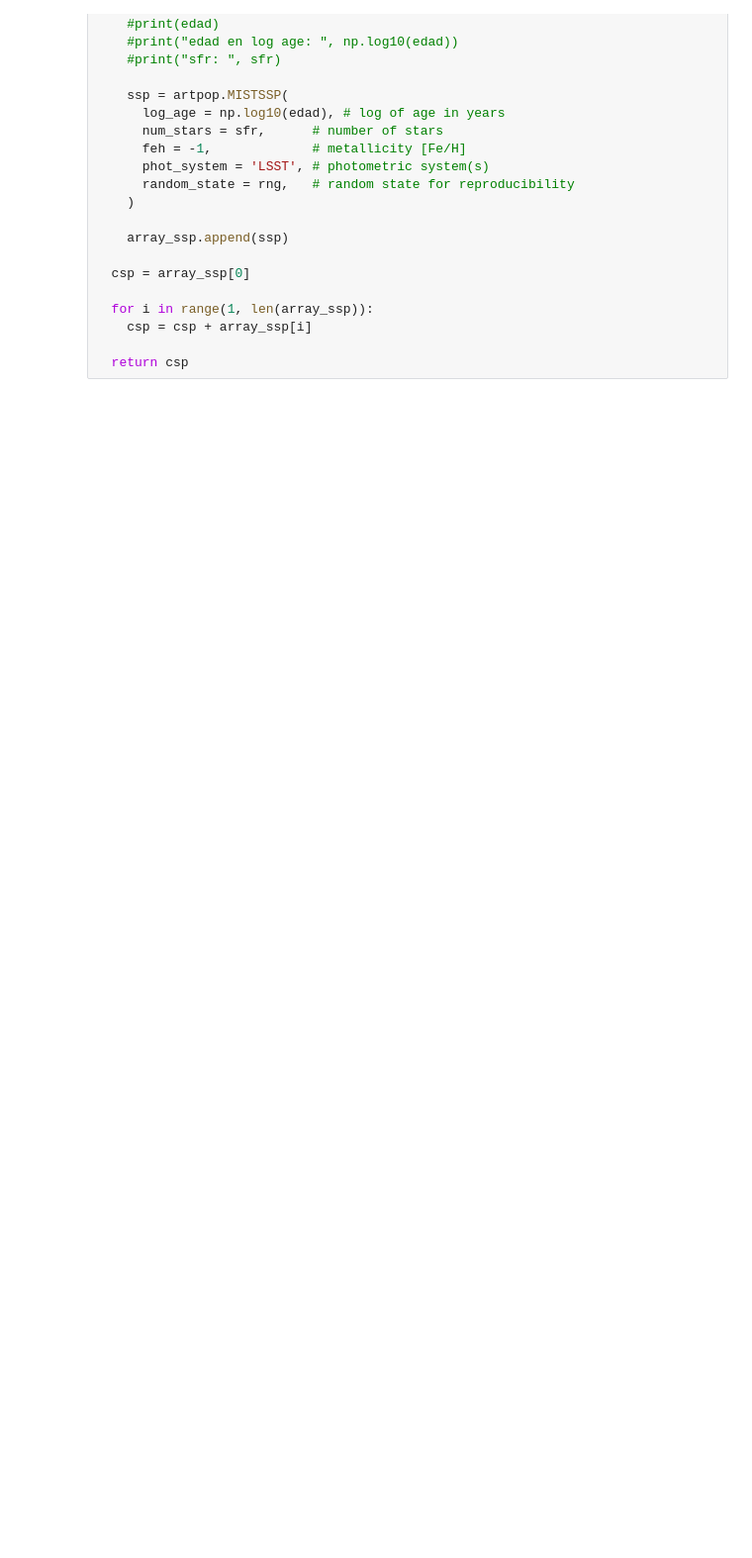
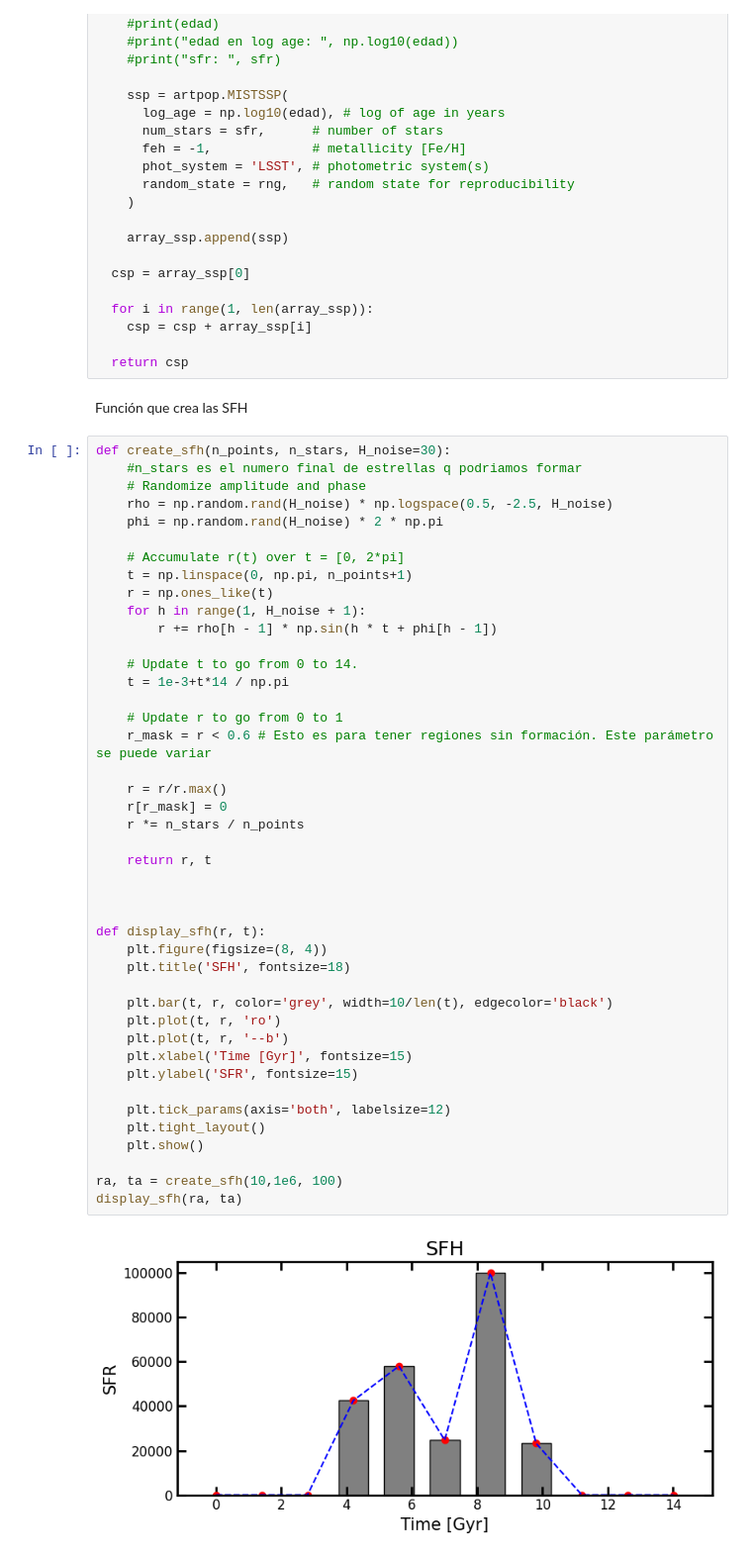
Before and after one commit to azavalac/SFH_dwarf_galaxies, a Jupyter notebook: ProyectoModulo.ipynb, the cells around one changed output. Shown at 99% size. Saved outputs shown, nothing was run; the diff lists cells and outputs as text; blank space fills up the shorter version.

```diff
--- a/ProyectoModulo.ipynb
+++ b/ProyectoModulo.ipynb
@@ -67,3 +67,50 @@ def shf_to_csp(r, t):
     csp = csp + array_ssp[i]
 
   return csp
+# %% [markdown]
+Función que crea las SFH
+# %%
+def create_sfh(n_points, n_stars, H_noise=30):
+    #n_stars es el numero final de estrellas q podriamos formar
+    # Randomize amplitude and phase
+    rho = np.random.rand(H_noise) * np.logspace(0.5, -2.5, H_noise)
+    phi = np.random.rand(H_noise) * 2 * np.pi
+
+    # Accumulate r(t) over t = [0, 2*pi]
+    t = np.linspace(0, np.pi, n_points+1)
+    r = np.ones_like(t)
+    for h in range(1, H_noise + 1):
+        r += rho[h - 1] * np.sin(h * t + phi[h - 1])
+
+    # Update t to go from 0 to 14.
+    t = 1e-3+t*14 / np.pi
+
+    # Update r to go from 0 to 1
+    r_mask = r < 0.6 # Esto es para tener regiones sin formación. Este parámetro se puede variar
+
+    r = r/r.max()
+    r[r_mask] = 0
+    r *= n_stars / n_points
+
+    return r, t
+
+
+
+def display_sfh(r, t):
+    plt.figure(figsize=(8, 4))
+    plt.title('SFH', fontsize=18)
+
+    plt.bar(t, r, color='grey', width=10/len(t), edgecolor='black')
+    plt.plot(t, r, 'ro')
+    plt.plot(t, r, '--b')
+    plt.xlabel('Time [Gyr]', fontsize=15)
+    plt.ylabel('SFR', fontsize=15)
+
+    plt.tick_params(axis='both', labelsize=12)
+    plt.tight_layout()
+    plt.show()
+
+ra, ta = create_sfh(10,1e6, 100)
+display_sfh(ra, ta)
+# %% [output]
+[figure, added]
```
Also changed, not shown: parts of 28 cells of this notebook.
